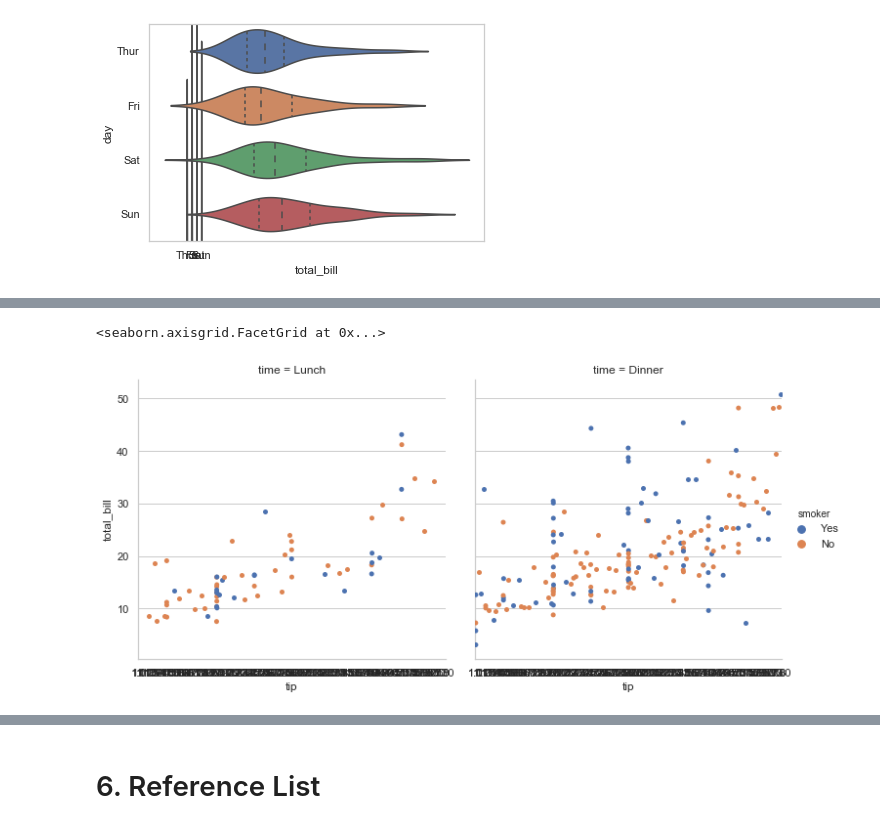
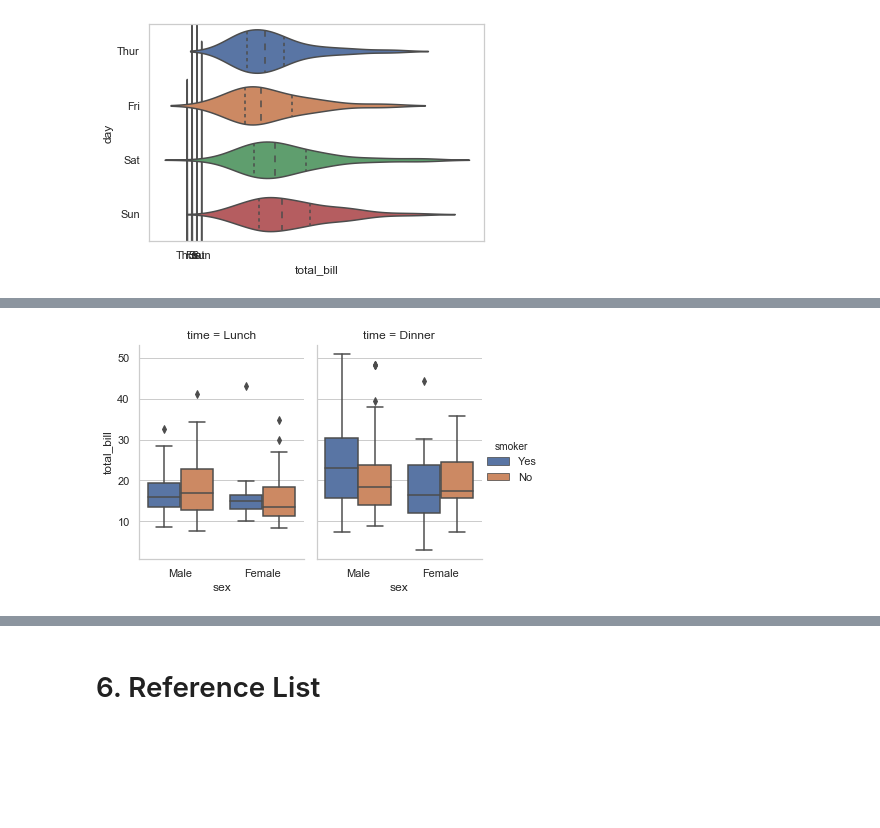
Before and after one commit to garycunningham89/fundamentalsdataanalysis, a Jupyter notebook: Fundamentals of Data Analysis.ipynb, the cells around one changed output, grey strips where cells are left out. Cells and saved outputs as stored; diff of their text form; code cells hidden in the pictures; blank space fills up the shorter version.

```diff
--- a/Fundamentals of Data Analysis.ipynb
+++ b/Fundamentals of Data Analysis.ipynb
@@ -529,7 +573,3 @@ sns.violinplot(y='day', x='total_bill', data=tips, inner='quartile')
 plt.show()
 # %% [output]
 [figure]
-# %%
-sns.set_style("whitegrid")
-sns.FacetGrid(tips, height=4).map(plt.scatter, "total_bill", "day").add_legend()
-plt.show()
@@ -544,5 +582,4 @@ sns.lineplot(x="tip", y="total_bill", hue="smoker", legend="full", data=tips)
 # %%
-sns.catplot(x="tip", y="total_bill", hue="smoker", col="time", data=tips, jitter=True)
+g = sns.catplot(x="sex", y="total_bill", hue="smoker", col="time", data=tips, kind="box", height=4, aspect=.7)
 # %% [output]
-<seaborn.axisgrid.FacetGrid at 0x...>
-[figure, old version]
+[figure, new version]
```
Also changed, not shown: parts of 38 cells of this notebook, 1 other file.
